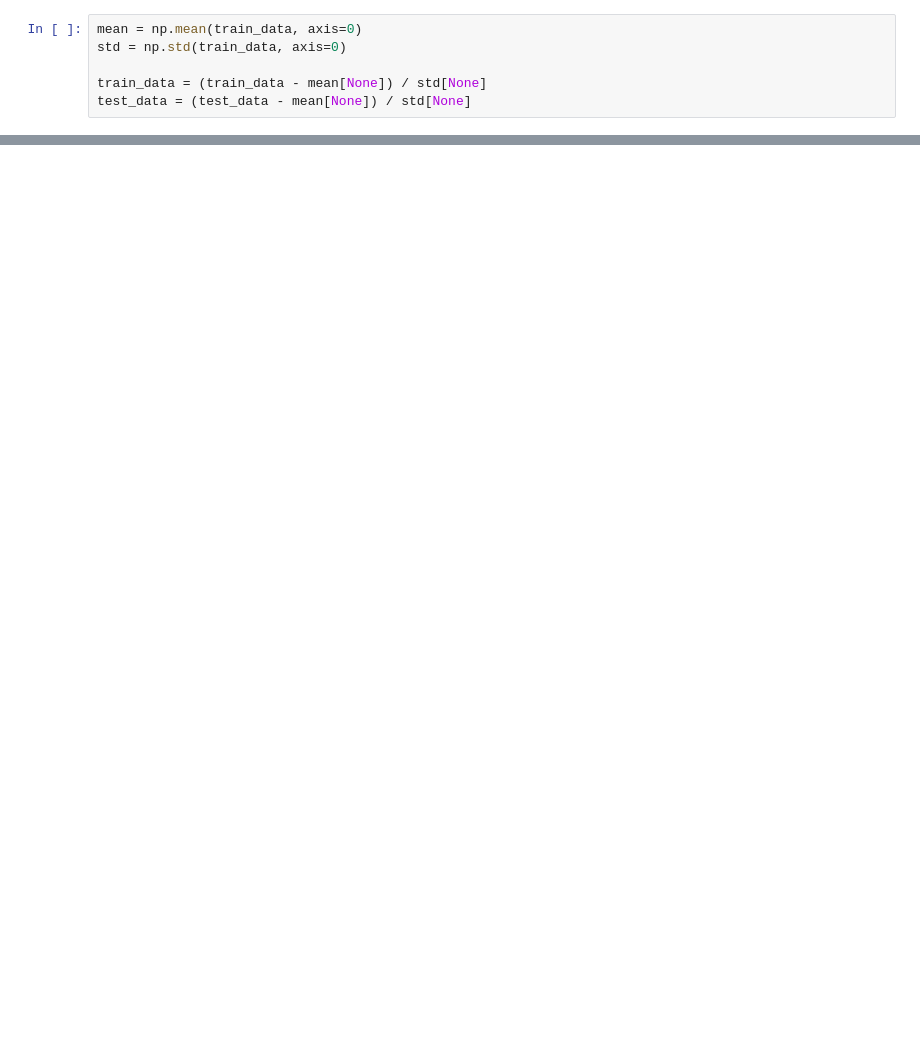
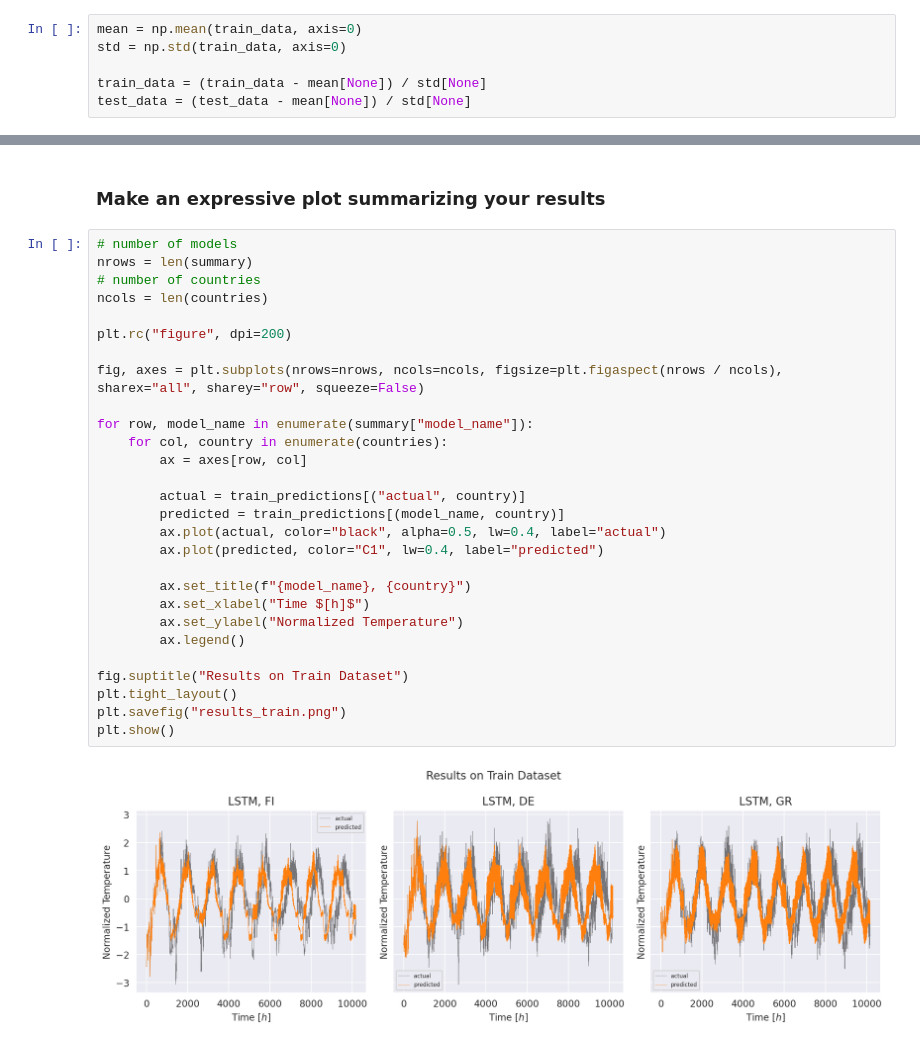
Before and after one commit to LarsKue/TSA-RNN-final-project, a Jupyter notebook: lstm.ipynb, the cells around one changed output, grey strips where cells are left out. Drawn from its saved outputs; the diff is of its cells as text; blank space fills up the shorter version.

```diff
--- a/lstm.ipynb
+++ b/lstm.ipynb
@@ -630,0 +729,32 @@ plt.legend()
+# %% [markdown]
+### Make an expressive plot summarizing your results
+# %%
+# number of models
+nrows = len(summary)
+# number of countries
+ncols = len(countries)
+
+plt.rc("figure", dpi=200)
+
+fig, axes = plt.subplots(nrows=nrows, ncols=ncols, figsize=plt.figaspect(nrows / ncols), sharex="all", sharey="row", squeeze=False)
+
+for row, model_name in enumerate(summary["model_name"]):
+    for col, country in enumerate(countries):
+        ax = axes[row, col]
+
+        actual = train_predictions[("actual", country)]
+        predicted = train_predictions[(model_name, country)]
+        ax.plot(actual, color="black", alpha=0.5, lw=0.4, label="actual")
+        ax.plot(predicted, color="C1", lw=0.4, label="predicted")
+
+        ax.set_title(f"{model_name}, {country}")
+        ax.set_xlabel("Time $[h]$")
+        ax.set_ylabel("Normalized Temperature")
+        ax.legend()
+
+fig.suptitle("Results on Train Dataset")
+plt.tight_layout()
+plt.savefig("results_train.png")
+plt.show()
+# %% [output]
+[figure, added]
```
Also changed, not shown: parts of 73 cells of this notebook.
